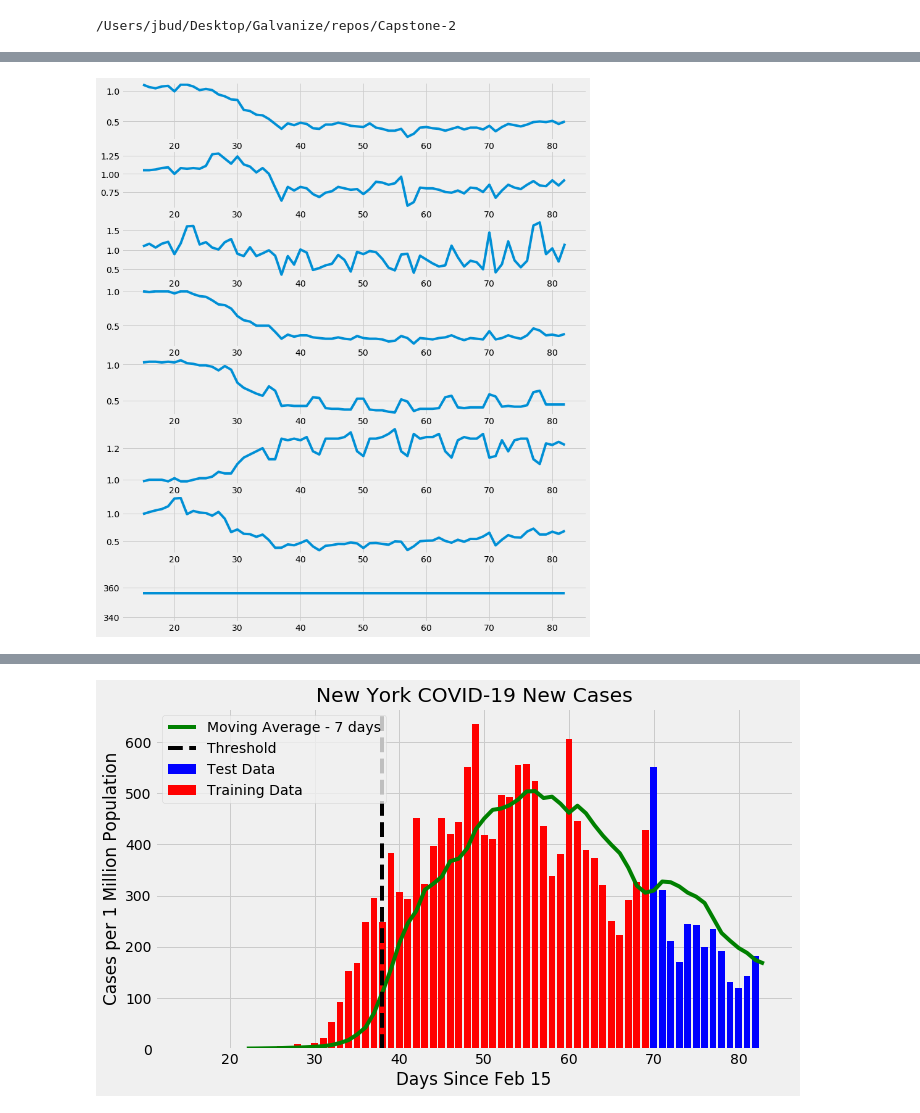
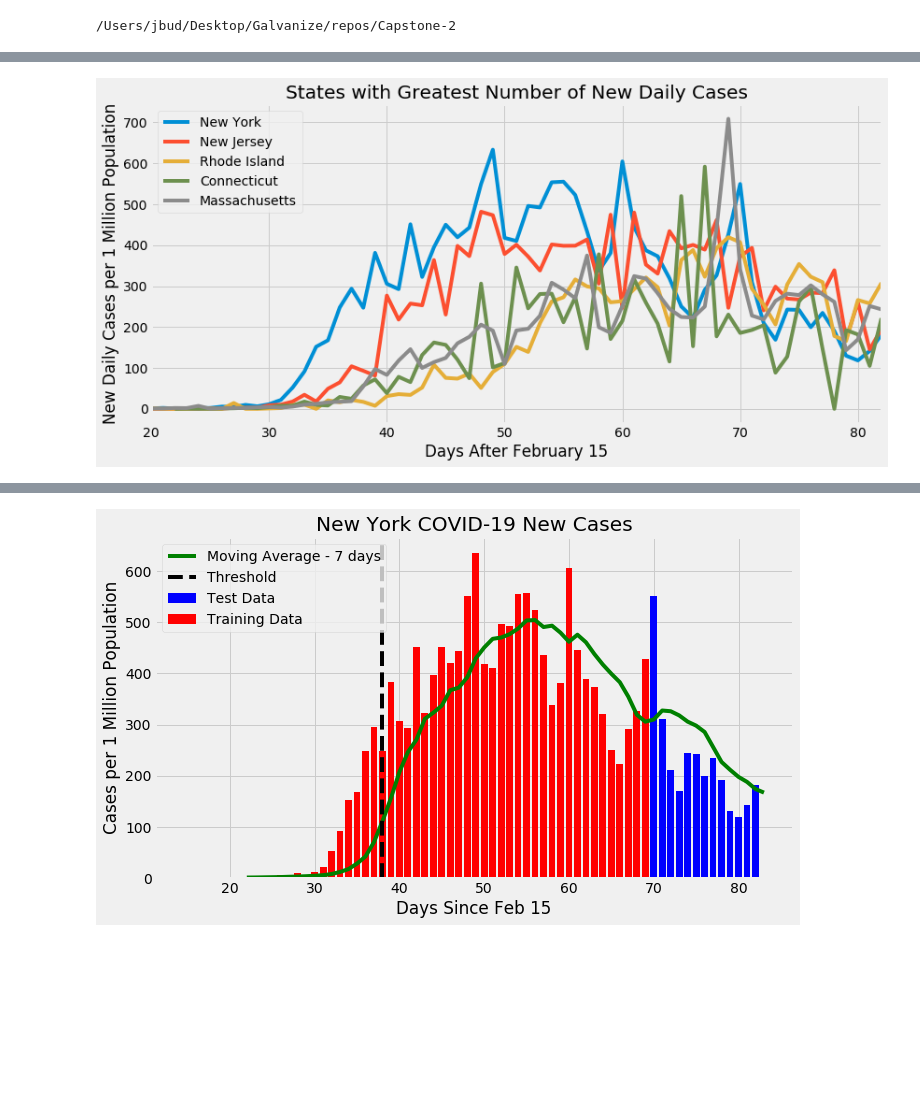
Before and after one commit to Jbudnick/Covid-19-Forecasting, a Jupyter notebook: notebooks/EDA.ipynb, the cells around one changed output, grey strips where cells are left out. Drawn from its saved outputs; the diff is of its cells as text; code cells hidden in the pictures; blank space fills up the shorter version.

```diff
--- a/notebooks/EDA.ipynb
+++ b/notebooks/EDA.ipynb
@@ -412,4 +385,16 @@ covid_df
-# %%
-state_plot('New York', covid_df)
-# %% [output]
-[figure, removed]
+# %%
+top_states = covid_df[['state','New_Cases_per_pop']].groupby('state').mean()
+top_states.sort_values('New_Cases_per_pop', ascending = False, inplace = True)
+fig, axes = plt.subplots(figsize = (12,6))
+for state in top_states.index[:5]:
+    x = covid_df[covid_df['state'] == state].loc[:, 'days_elapsed']
+    y = covid_df[covid_df['state'] == state].loc[:, 'New_Cases_per_pop']
+    axes.plot(x,y, label = state)
+axes.legend()
+axes.set_xlabel('Days After February 15')
+axes.set_ylabel('New Daily Cases per 1 Million Population')
+axes.set_title('States with Greatest Number of New Daily Cases')
+axes.set_xlim(20,82)
+fig.tight_layout()
+# %% [output]
+[figure, added]
```
Also changed, not shown: parts of 4 cells of this notebook.
